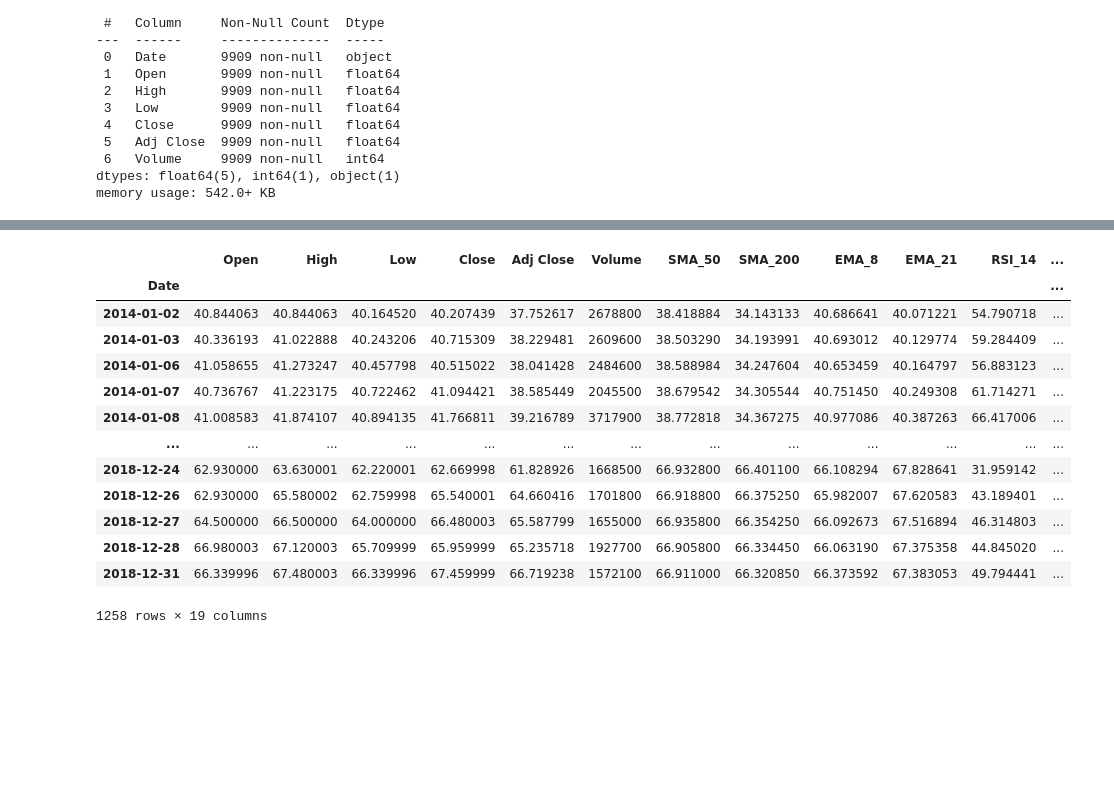
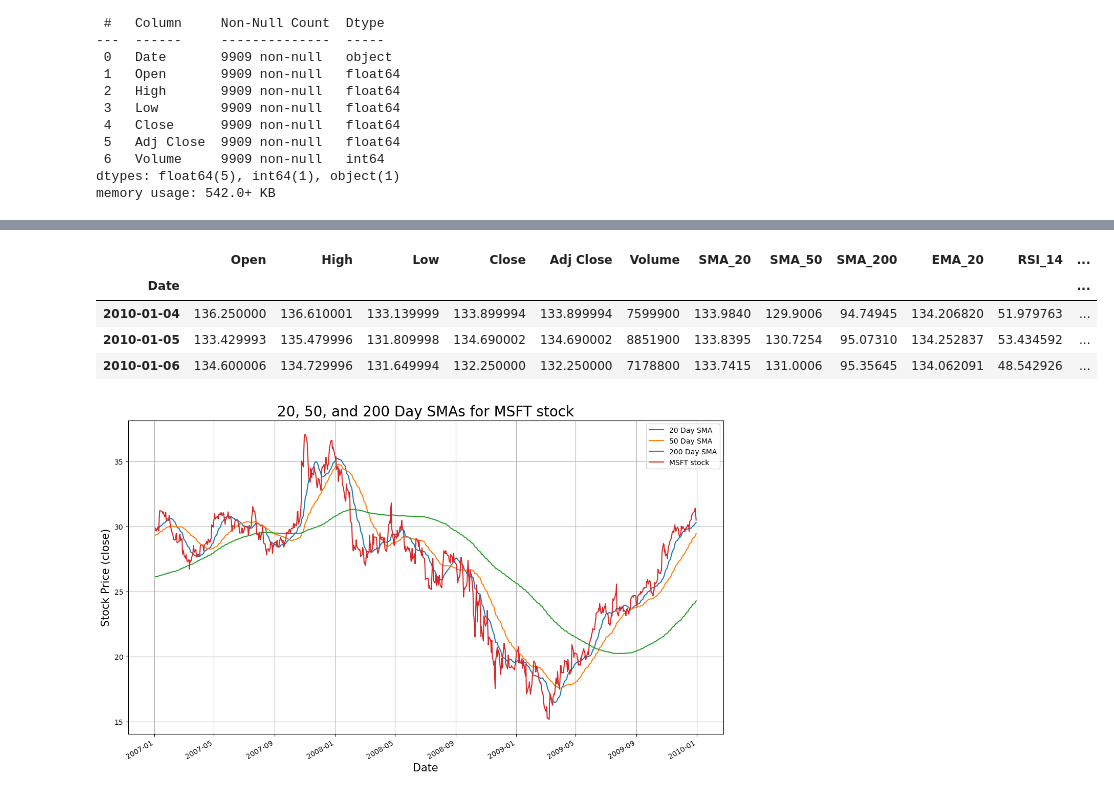
Before and after one commit to acody14/Stock-Prediction-LSTM-RNN, a Jupyter notebook: Data Wrangling.ipynb, the cells around one changed output, grey strips where cells are left out. Cells and saved outputs as stored; diff of their text form; code cells hidden in the pictures; blank space fills up the shorter version.

```diff
--- a/Data Wrangling.ipynb
+++ b/Data Wrangling.ipynb
@@ -10,3 +12,3 @@ import seaborn as sns
 # %%
-df = pd.read_csv('stock_market_data/symbols_valid_meta.csv')
+df_symbols = pd.read_csv('stock_market_data/symbols_valid_meta.csv')
 # %%
@@ -155,46 +101,47 @@ apple_2014_2019.T
 # %%
-# function to do this for any stock
-
 def formatter(symbol):
     '''
-    takes stock symbol as stringimports data into a pandas df, converts date column to datetime object, sets date as the index,
-    uses pandas_ta to generate new metrics for each dataframe
-    isolates 2014-2019 range
+    takes stock symbol as string
+    imports data into pandas df, converts date column to datetime object, sets date as the index
+    uses pandas_ta to generate new metrics for each dataframe,
     '''
 
-    # reading data
+    # reading data from csv file
     df = pd.read_csv('stock_market_data/stocks/' + symbol + '.csv')
 
-    # converting date to datetime object
+    # converting Date column values to datetime objects
     df['Date'] = pd.to_datetime(df['Date'])
 
-    # setting index
+    # setting index to be our datetime objects (pandas_ta requires a datetime index)
     df.set_index('Date', inplace = True)
 
-    # generating new metrics
+    # generating new metrics and adding them to DataFrame
     df.ta.strategy(MyStrategy)
 
-    # slicing for our time window
-    df = df['2014-01-01':'2019-01-01']
-
-    # pulls error if our dataframe is missing any values
-    assert all(df.isna().sum() == 0)
-
     return df
+# %%
+def date_selector(df, start_year, end_year):
+    '''
+    takes dataframe and slices it for our start and end years (end year not inclusive)
+    start and end years are taken as integers
+    '''
+
+    # slicing df
+    df = df[str(start_year)+'-01-01' : str(end_year)+'-01-01']
+
+    # checks for missing values
+    if all(df.isna().sum() == 0):
+        return df
+    else:
+        print('Desired window is missing values')
 # %%
-formatter('A')
+#checking that functions work
+amazon = formatter('AMZN')
+amazon_2010_2020 = date_selector(amazon,2010,2020)
+amazon_2010_2020.head(3)
 # %% [output]
-|  | Open | High | Low | Close | Adj Close | Volume | SMA_50 | SMA_200 | EMA_8 | EMA_21 | RSI_14 | ... |
+|  | Open | High | Low | Close | Adj Close | Volume | SMA_20 | SMA_50 | SMA_200 | EMA_20 | RSI_14 | ... |
 | Date |  |  |  |  |  |  |  |  |  |  |  | ... |
-| 2014-01-02 | 40.844063 | 40.844063 | 40.164520 | 40.207439 | 37.752617 | 2678800 | 38.418884 | 34.143133 | 40.686641 | 40.071221 | 54.790718 | ... |
-| 2014-01-03 | 40.336193 | 41.022888 | 40.243206 | 40.715309 | 38.229481 | 2609600 | 38.503290 | 34.193991 | 40.693012 | 40.129774 | 59.284409 | ... |
-| 2014-01-06 | 41.058655 | 41.273247 | 40.457798 | 40.515022 | 38.041428 | 2484600 | 38.588984 | 34.247604 | 40.653459 | 40.164797 | 56.883123 | ... |
-| 2014-01-07 | 40.736767 | 41.223175 | 40.722462 | 41.094421 | 38.585449 | 2045500 | 38.679542 | 34.305544 | 40.751450 | 40.249308 | 61.714271 | ... |
-| 2014-01-08 | 41.008583 | 41.874107 | 40.894135 | 41.766811 | 39.216789 | 3717900 | 38.772818 | 34.367275 | 40.977086 | 40.387263 | 66.417006 | ... |
-| ... | ... | ... | ... | ... | ... | ... | ... | ... | ... | ... | ... | ... |
-| 2018-12-24 | 62.930000 | 63.630001 | 62.220001 | 62.669998 | 61.828926 | 1668500 | 66.932800 | 66.401100 | 66.108294 | 67.828641 | 31.959142 | ... |
-| 2018-12-26 | 62.930000 | 65.580002 | 62.759998 | 65.540001 | 64.660416 | 1701800 | 66.918800 | 66.375250 | 65.982007 | 67.620583 | 43.189401 | ... |
-| 2018-12-27 | 64.500000 | 66.500000 | 64.000000 | 66.480003 | 65.587799 | 1655000 | 66.935800 | 66.354250 | 66.092673 | 67.516894 | 46.314803 | ... |
-| 2018-12-28 | 66.980003 | 67.120003 | 65.709999 | 65.959999 | 65.235718 | 1927700 | 66.905800 | 66.334450 | 66.063190 | 67.375358 | 44.845020 | ... |
-| 2018-12-31 | 66.339996 | 67.480003 | 66.339996 | 67.459999 | 66.719238 | 1572100 | 66.911000 | 66.320850 | 66.373592 | 67.383053 | 49.794441 | ... |
+| 2010-01-04 | 136.250000 | 136.610001 | 133.139999 | 133.899994 | 133.899994 | 7599900 | 133.9840 | 129.9006 | 94.74945 | 134.206820 | 51.979763 | ... |
+| 2010-01-05 | 133.429993 | 135.479996 | 131.809998 | 134.690002 | 134.690002 | 8851900 | 133.8395 | 130.7254 | 95.07310 | 134.252837 | 53.434592 | ... |
+| 2010-01-06 | 134.600006 | 134.729996 | 131.649994 | 132.250000 | 132.250000 | 7178800 | 133.7415 | 131.0006 | 95.35645 | 134.062091 | 48.542926 | ... |
-1258 rows × 19 columns
@@ -210,0 +175,5 @@ for symbol in symbols:
+# %%
+plot_sma('MSFT',2007,2010)
+# we can see the moving averages with smaller windows fit much more closely to the stocks value
+# %% [output]
+[figure, added]
```
Also changed, not shown: parts of 24 cells of this notebook, 1 other file.
